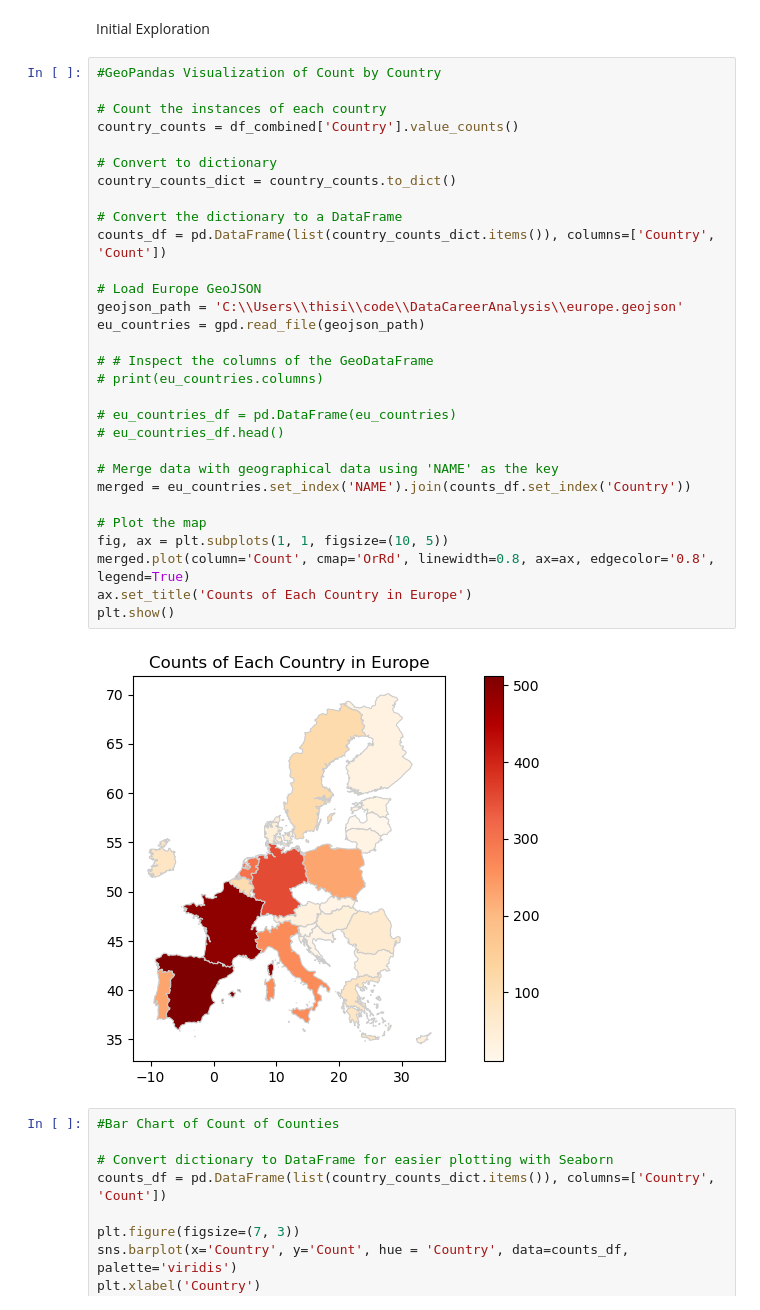
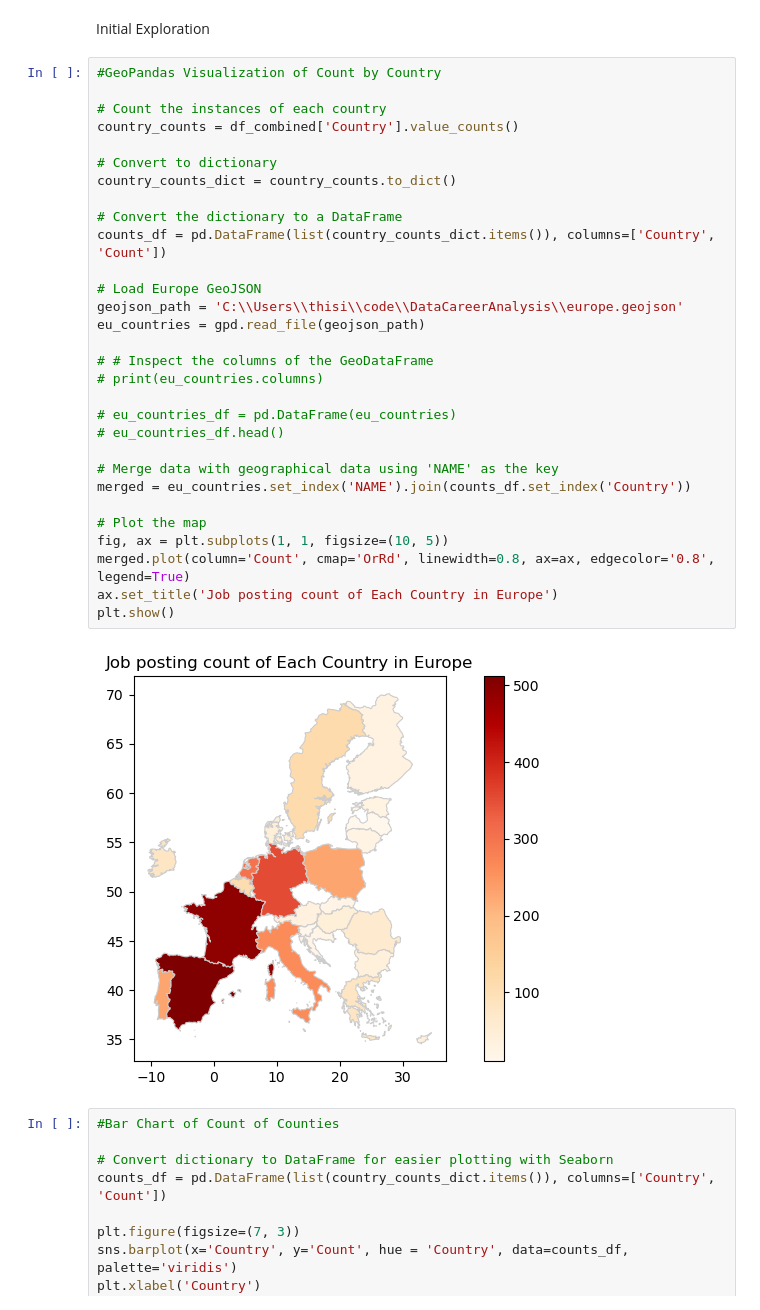
Before and after one commit to diamond-one/LinkedIn-Data-Jobs-Insights, a Jupyter notebook: DataCareerAnalysis.ipynb, the cells around one changed output. Saved outputs shown, nothing was run; the diff lists cells and outputs as text.

```diff
--- a/DataCareerAnalysis.ipynb
+++ b/DataCareerAnalysis.ipynb
@@ -111,35 +111,35 @@ Initial Exploration
 # %%
 #GeoPandas Visualization of Count by Country
 
 # Count the instances of each country
 country_counts = df_combined['Country'].value_counts()
 
 # Convert to dictionary
 country_counts_dict = country_counts.to_dict()
 
 # Convert the dictionary to a DataFrame
 counts_df = pd.DataFrame(list(country_counts_dict.items()), columns=['Country', 'Count'])
 
 # Load Europe GeoJSON
 geojson_path = 'C:\\Users\\thisi\\code\\DataCareerAnalysis\\europe.geojson'
 eu_countries = gpd.read_file(geojson_path)
 
 # # Inspect the columns of the GeoDataFrame
 # print(eu_countries.columns)
 
 # eu_countries_df = pd.DataFrame(eu_countries)
 # eu_countries_df.head()
 
 # Merge data with geographical data using 'NAME' as the key
 merged = eu_countries.set_index('NAME').join(counts_df.set_index('Country'))
 
 # Plot the map
 fig, ax = plt.subplots(1, 1, figsize=(10, 5))
 merged.plot(column='Count', cmap='OrRd', linewidth=0.8, ax=ax, edgecolor='0.8', legend=True)
-ax.set_title('Counts of Each Country in Europe')
+ax.set_title('Job posting count of Each Country in Europe')
 plt.show()
 # %% [output]
-[figure, old version]
+[figure, new version]
 # %%
 #Bar Chart of Count of Counties
 
```
Also changed, not shown: parts of 4 cells of this notebook.
